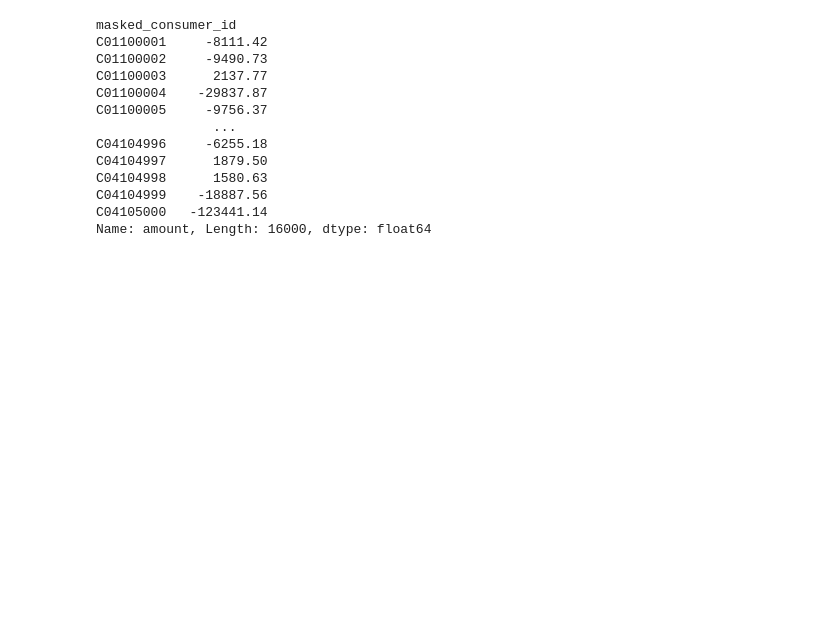
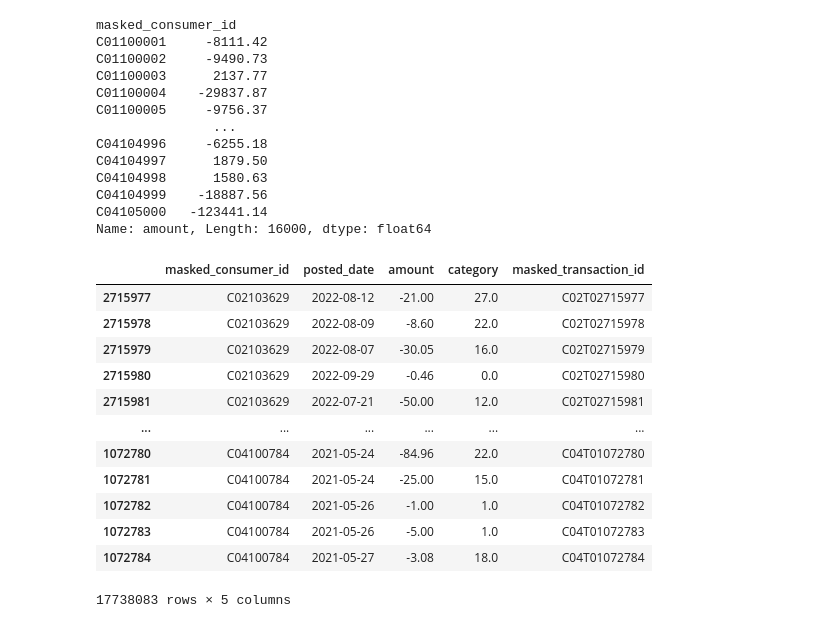
Before and after one commit to cosmanatlol/mlc-sp25-car, a Jupyter notebook: test.ipynb, the cells around one changed output. Cells and saved outputs as stored; diff of their text form; code cells hidden in the pictures; blank space fills up the shorter version.

```diff
--- a/test.ipynb
+++ b/test.ipynb
@@ -278,3 +278,19 @@ C04104998      1580.63
 C04104999    -18887.56
 C04105000   -123441.14
 Name: amount, Length: 16000, dtype: float64
+# %%
+df_transaction
+# %% [output]
+|  | masked_consumer_id | posted_date | amount | category | masked_transaction_id |
+| 2715977 | C02103629 | 2022-08-12 | -21.00 | 27.0 | C02T02715977 |
+| 2715978 | C02103629 | 2022-08-09 | -8.60 | 22.0 | C02T02715978 |
+| 2715979 | C02103629 | 2022-08-07 | -30.05 | 16.0 | C02T02715979 |
+| 2715980 | C02103629 | 2022-09-29 | -0.46 | 0.0 | C02T02715980 |
+| 2715981 | C02103629 | 2022-07-21 | -50.00 | 12.0 | C02T02715981 |
+| ... | ... | ... | ... | ... | ... |
+| 1072780 | C04100784 | 2021-05-24 | -84.96 | 22.0 | C04T01072780 |
+| 1072781 | C04100784 | 2021-05-24 | -25.00 | 15.0 | C04T01072781 |
+| 1072782 | C04100784 | 2021-05-26 | -1.00 | 1.0 | C04T01072782 |
+| 1072783 | C04100784 | 2021-05-26 | -5.00 | 1.0 | C04T01072783 |
+| 1072784 | C04100784 | 2021-05-27 | -3.08 | 18.0 | C04T01072784 |
+17738083 rows × 5 columns
```
Also changed, not shown: parts of 2 cells of this notebook, 1 other file.
